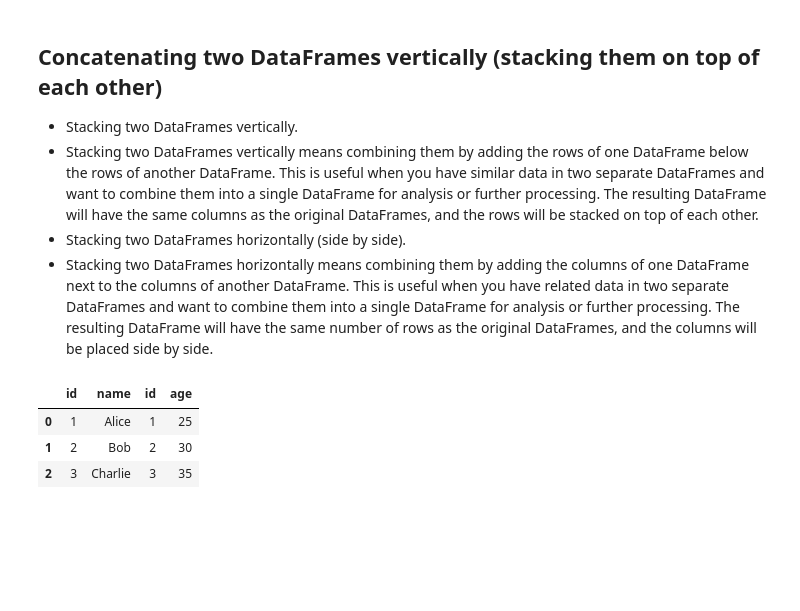
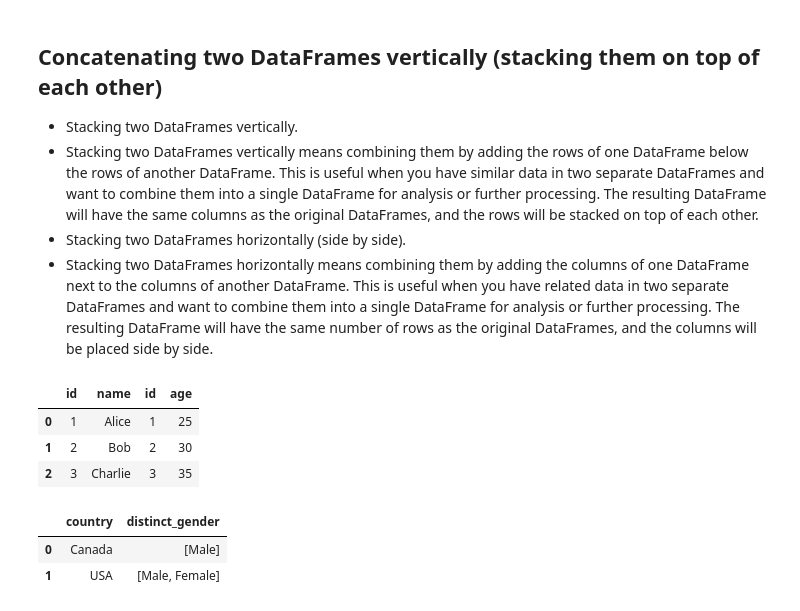
Before and after one commit to sairamkumaralladi1846-oss/ArtificialIntelligence, a Jupyter notebook: Data-Analysis/pandas/pandas_practice.ipynb, the cells around one changed output. Saved outputs shown, nothing was run; the diff lists cells and outputs as text; code cells hidden in the pictures; blank space fills up the shorter version.

```diff
--- a/Data-Analysis/pandas/pandas_practice.ipynb
+++ b/Data-Analysis/pandas/pandas_practice.ipynb
@@ -1442,3 +1436,20 @@ concatenated_df
 | 0 | 1 | Alice | 1 | 25 |
 | 1 | 2 | Bob | 2 | 30 |
 | 2 | 3 | Charlie | 3 | 35 |
+# %%
+df = pd.DataFrame({
+    "id": [1, 2, 3, 4, 5],
+    "name": ["Alice", "Bob", "Charlie", "David", "Eva"],
+    "age": [25, 30, 35, 40, 45],
+    "gender": ["Female", "Male", "Male", "Male", "Female"],
+    "country": ["USA", "Canada", "USA", "Canada", "USA"],
+    "income": [50000, 60000, 70000, 80000, 90000]
+})
+# %%
+df.groupby("country").agg(
+    distinct_gender = ("gender", lambda x: list(set(x)))
+).reset_index()  # Grouping the DataFrame by "country" and aggreg
+# %% [output]
+|  | country | distinct_gender |
+| 0 | Canada | [Male] |
+| 1 | USA | [Male, Female] |
```
Also changed, not shown: parts of 3 cells of this notebook, 37 other files.
